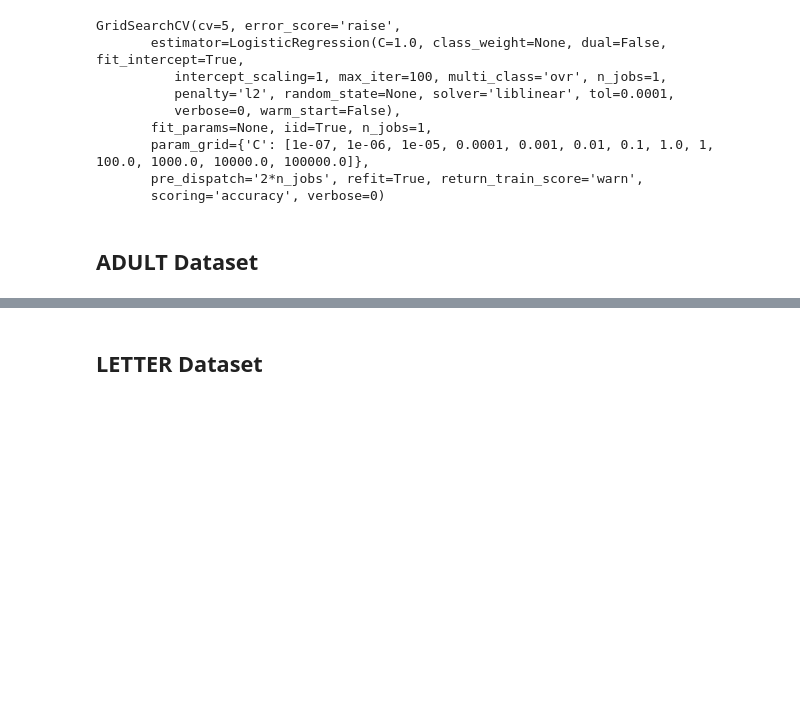
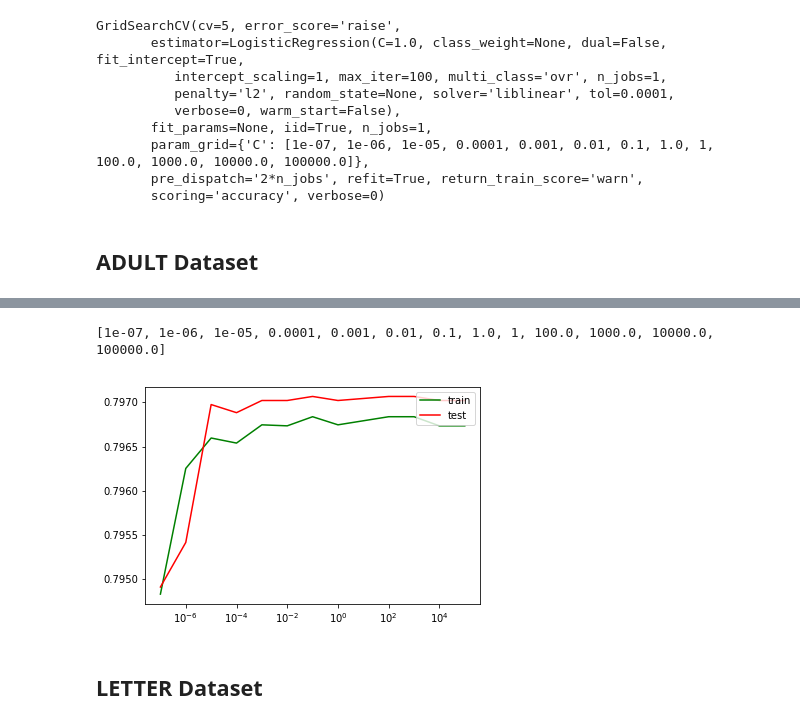
Before and after one commit to hal009/hal009.github.io, a Jupyter notebook: content/COGS118a/files/FinalProject/FinalProject.ipynb, the cells around one changed output, grey strips where cells are left out. Saved outputs shown, nothing was run; the diff lists cells and outputs as text; code cells hidden in the pictures; blank space fills up the shorter version.

Commit message:
Added graphs for hyperparameter performance

```diff
--- a/content/COGS118a/files/FinalProject/FinalProject.ipynb
+++ b/content/COGS118a/files/FinalProject/FinalProject.ipynb
@@ -321,3 +350,15 @@ Accuracy of Logistic Regression on test dataset
+# %%
+clf.cv_results_
+#[d['value'] for d in l]
+p = clf.cv_results_['params']
+print([list(d.values())[0] for d in p])
+plt.semilogx([list(d.values())[0] for d in p], clf.cv_results_['mean_train_score'], 'g', label='train')
+plt.semilogx([list(d.values())[0] for d in p], clf.cv_results_['mean_test_score'], 'r', label='test')
+plt.legend(loc = 'upper right')
+plt.show()
+# %% [output]
+[1e-07, 1e-06, 1e-05, 0.0001, 0.001, 0.01, 0.1, 1.0, 1, 100.0, 1000.0, 10000.0, 100000.0]
+[figure, added]
 # %% [markdown]
 ## LETTER Dataset
 # %%
```
Also changed, not shown: parts of 11 cells of this notebook.
